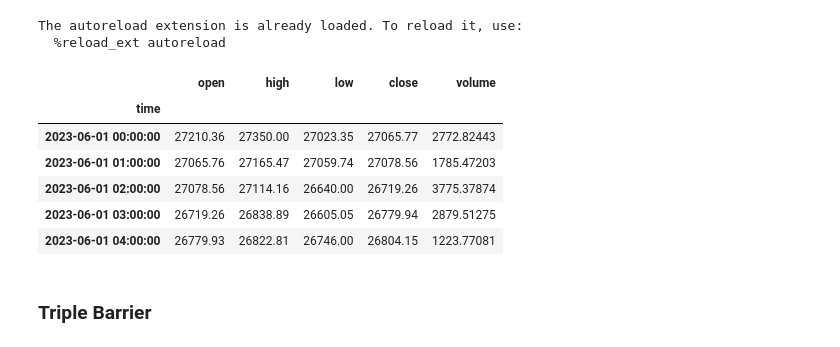
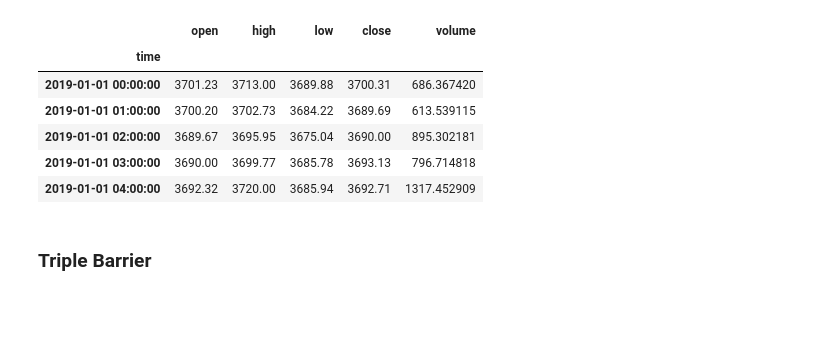
Before and after one commit to cedTrad/StrategyLab, a Jupyter notebook: app.ipynb, the cells around one changed output. Drawn from its saved outputs; the diff is of its cells as text; code cells hidden in the pictures; blank space fills up the shorter version.

```diff
--- a/app.ipynb
+++ b/app.ipynb
@@ -6,47 +6,45 @@ import sqlalchemy
 from sklearn.model_selection import train_test_split
 from sklearn.preprocessing import StandardScaler
 from sklearn.ensemble import RandomForestClassifier
+from sklearn.model_selection import GridSearchCV
 from sklearn.metrics import classification_report, accuracy_score
 
 
 from data import db
-from ml.processing import var_to_str
-from ml.labels import apply_triple_barrier
-from ml.analytics import exponential_decay, return_attribution
+from ml_model.analytics import exponential_decay, return_attribution
 
 from ml_model.pipeline import get_pipeline, save_pipeline
+
+import warnings
+warnings.filterwarnings('ignore')
 
 %load_ext autoreload
 %autoreload 2
 
 
 
 SYMBOL = "BTC"
-start = "2023-06"
+start = "2019"
 end = "2024"
 
 DB = db.connect_db("database", interval="1h")
 data = DB.get_data(SYMBOL)
 data = data.loc[start:end]
 
 
 def var_to_str(data):
     data.columns = [str(col) if isinstance(col, sqlalchemy.sql.elements.quoted_name) else col for col in data.columns]
 
-
-#data.reset_index(inplace=True)
 var_to_str(data)
 
 data.head()
 # %% [output]
-The autoreload extension is already loaded. To reload it, use:
-  %reload_ext autoreload
 |  | open | high | low | close | volume |
 | time |  |  |  |  |  |
-| 2023-06-01 00:00:00 | 27210.36 | 27350.00 | 27023.35 | 27065.77 | 2772.82443 |
-| 2023-06-01 01:00:00 | 27065.76 | 27165.47 | 27059.74 | 27078.56 | 1785.47203 |
-| 2023-06-01 02:00:00 | 27078.56 | 27114.16 | 26640.00 | 26719.26 | 3775.37874 |
-| 2023-06-01 03:00:00 | 26719.26 | 26838.89 | 26605.05 | 26779.94 | 2879.51275 |
-| 2023-06-01 04:00:00 | 26779.93 | 26822.81 | 26746.00 | 26804.15 | 1223.77081 |
+| 2019-01-01 00:00:00 | 3701.23 | 3713.00 | 3689.88 | 3700.31 | 686.367420 |
+| 2019-01-01 01:00:00 | 3700.20 | 3702.73 | 3684.22 | 3689.69 | 613.539115 |
+| 2019-01-01 02:00:00 | 3689.67 | 3695.95 | 3675.04 | 3690.00 | 895.302181 |
+| 2019-01-01 03:00:00 | 3690.00 | 3699.77 | 3685.78 | 3693.13 | 796.714818 |
+| 2019-01-01 04:00:00 | 3692.32 | 3720.00 | 3685.94 | 3692.71 | 1317.452909 |
 # %% [markdown]
 ### Triple Barrier
```
Also changed, not shown: parts of 24 cells of this notebook, 20 other files.
